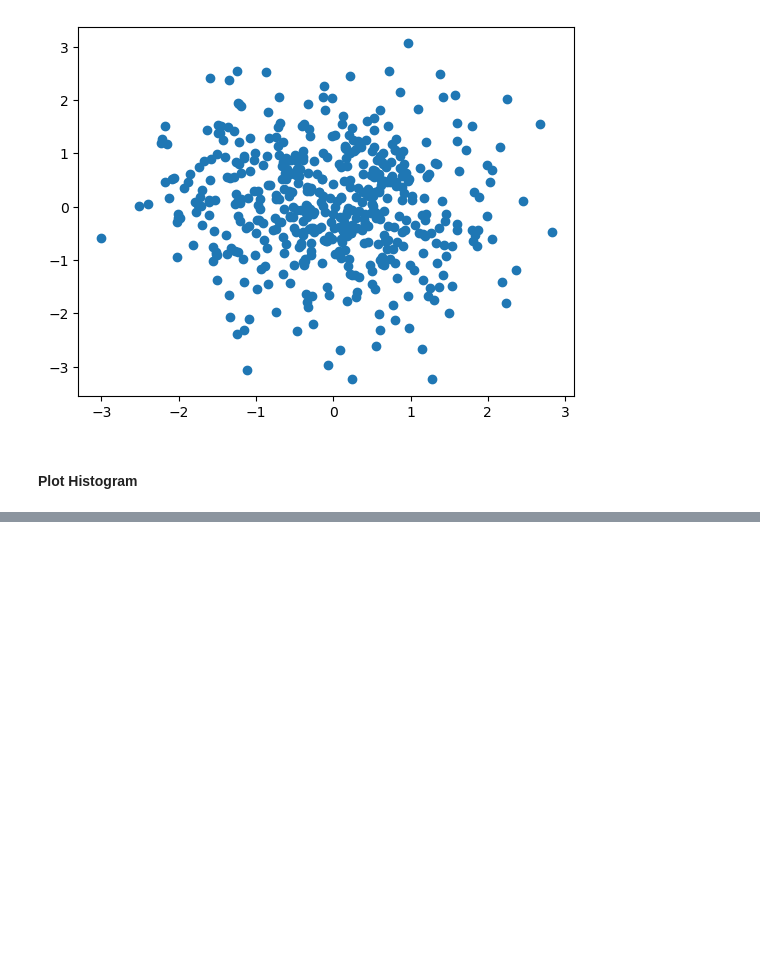
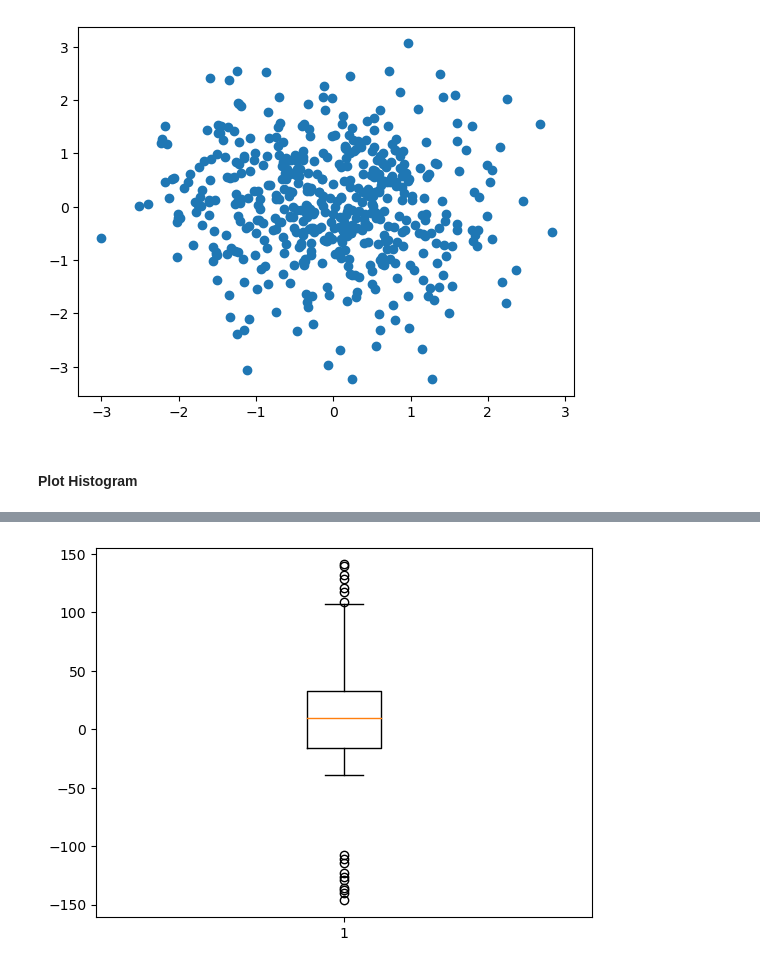
Before and after one commit to f-ssemwanga/ml_datascience_generative_AI, a Jupyter notebook: matplotLibBasics.ipynb, the cells around one changed output, grey strips where cells are left out. Cells and saved outputs as stored; diff of their text form; code cells hidden in the pictures; blank space fills up the shorter version.

```diff
--- a/matplotLibBasics.ipynb
+++ b/matplotLibBasics.ipynb
@@ -181,0 +194,10 @@ plt.show()
+# %%
+uniformSkewed = random.rand(100) * 100 - 40
+high_outliers = random.rand(10) * 50 + 100
+
+low_outliers = random.rand(10) * -50-100
+data = np.concatenate((uniformSkewed, high_outliers, low_outliers))
+plt.boxplot(data)
+plt.show()
+# %% [output]
+[figure, added]
```
Also changed, not shown: parts of 2 cells of this notebook.
